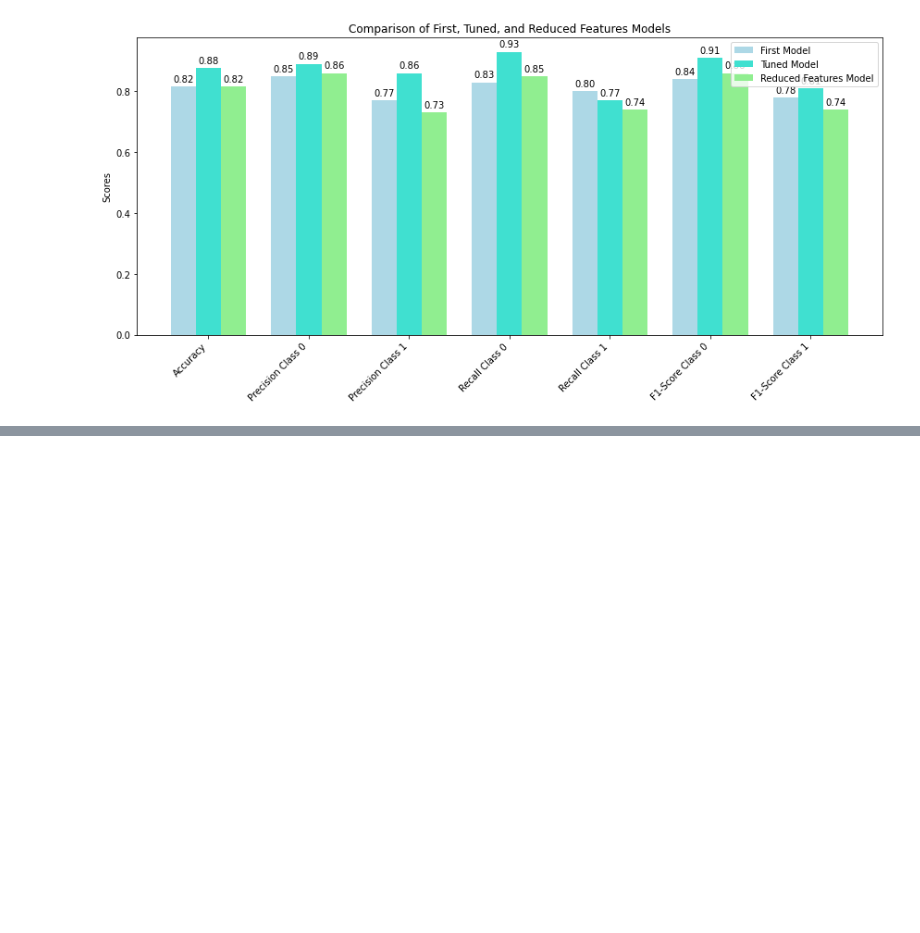
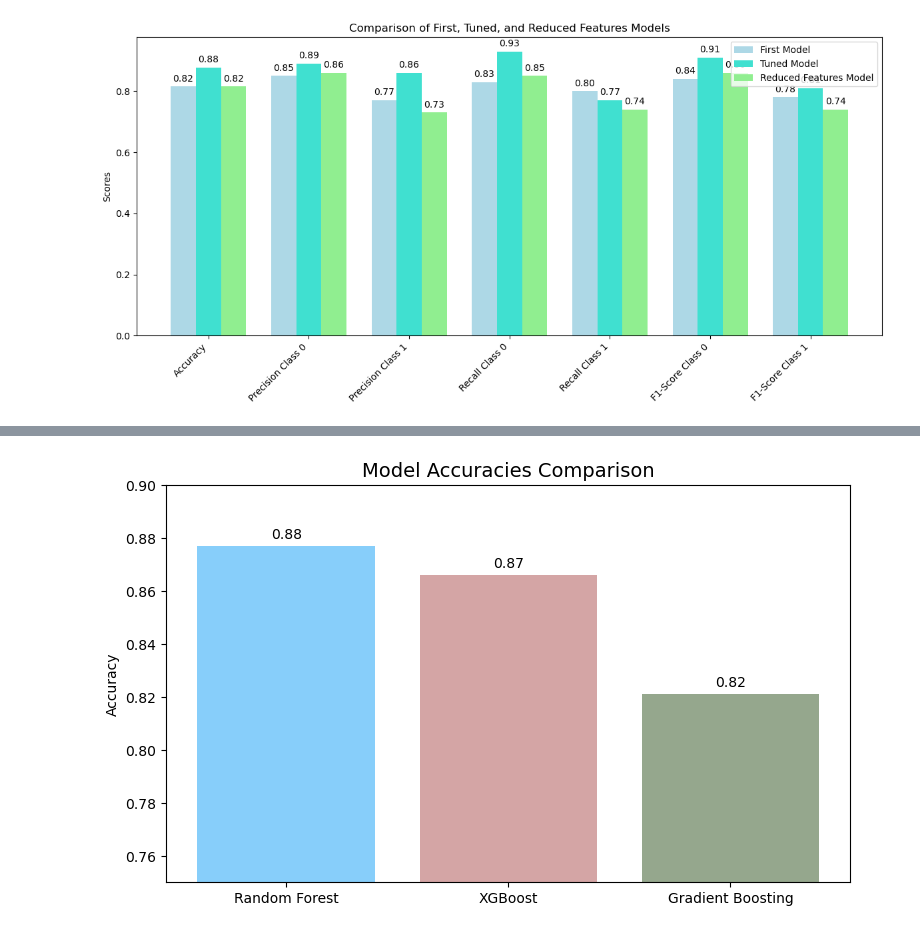
Before and after one commit to LiorShalev/Titanic, a Jupyter notebook: Titanic_Prediction_Model.ipynb, the cells around one changed output, grey strips where cells are left out. Drawn from its saved outputs; the diff is of its cells as text; code cells hidden in the pictures; blank space fills up the shorter version.

```diff
--- a/Titanic_Prediction_Model.ipynb
+++ b/Titanic_Prediction_Model.ipynb
@@ -576,0 +800,86 @@ plt.show()
+# %%
+import matplotlib.pyplot as plt
+import pandas as pd
+import numpy as np
+
+# Data for the table and the graphs
+models = ['Random Forest', 'XGBoost', 'Gradient Boosting']
+accuracies = [0.877, 0.866, 0.821]  # Accuracy for each model
+precision_0 = [0.90, 0.90, 0.88]
+precision_1 = [0.82, 0.81, 0.72]
+recall_0 = [0.92, 0.90, 0.84]
+recall_1 = [0.82, 0.81, 0.79]
+
+# Create a table of metrics
+metrics_table = pd.DataFrame({
+    'Model': models,
+    'Accuracy': accuracies,
+    'Precision_0': precision_0,
+    'Precision_1': precision_1,
+    'Recall_0': recall_0,
+    'Recall_1': recall_1
+})
+
+# Function to add value labels on top of the bars
+def add_value_labels(ax, rects):
+    """Add labels to the end of each bar in a bar chart."""
+    for rect in rects:
+        height = rect.get_height()
+        ax.annotate(f'{height:.2f}',
+                    xy=(rect.get_x() + rect.get_width() / 2, height),
+                    xytext=(0, 3),  # 3 points vertical offset
+                    textcoords="offset points",
+                    ha='center', va='bottom')
+
+# Plot accuracies
+plt.figure(figsize=(8, 5))
+ax1 = plt.gca()
+bars1 = ax1.bar(models, accuracies, color=['#87CEFA', '#D4A5A5', '#95A78D'])  # Light blue, light red, and green
+add_value_labels(ax1, bars1)
+plt.title('Model Accuracies Comparison', fontsize=14)
+plt.ylabel('Accuracy')
+plt.ylim(0.75, 0.9)
+plt.tight_layout(pad=2)  # Adjust padding
+plt.show()
+
+# Plot precision for both classes
+plt.figure(figsize=(8, 5))
+bar_width = 0.35
+index = np.arange(len(models))
+
+ax2 = plt.gca()
+bars2 = ax2.bar(index, precision_0, bar_width, label='Precision (Class 0)', color='#87CEFA')  # Light blue
+bars3 = ax2.bar(index + bar_width, precision_1, bar_width, label='Precision (Class 1)', color='#C6E2E9')
+
+add_value_labels(ax2, bars2)
+add_value_labels(ax2, bars3)
+plt.title('Precision Comparison by Class', fontsize=14)
+plt.xlabel('Model')
+plt.ylabel('Precision')
+plt.xticks(index + bar_width / 2, models)
+plt.ylim(0.65, 1.0)
+plt.legend()
+plt.tight_layout(pad=2)
+plt.show()
+
+# Plot recall for both classes
+plt.figure(figsize=(8, 5))
+ax3 = plt.gca()
+bars4 = ax3.bar(index, recall_0, bar_width, label='Recall (Class 0)', color='#87CEFA')  # Light blue
+bars5 = ax3.bar(index + bar_width, recall_1, bar_width, label='Recall (Class 1)', color='#C6E2E9')
+
+add_value_labels(ax3, bars4)
+add_value_labels(ax3, bars5)
+plt.title('Recall Comparison by Class', fontsize=14)
+plt.xlabel('Model')
+plt.ylabel('Recall')
+plt.xticks(index + bar_width / 2, models)
+plt.ylim(0.65, 1.0)
+plt.legend()
+plt.tight_layout(pad=2)
+plt.show()
+
+# Display the comparison table in the console
+print(metrics_table)
+# %% [output]
+[figure, added]
```
Also changed, not shown: parts of 25 cells of this notebook.
